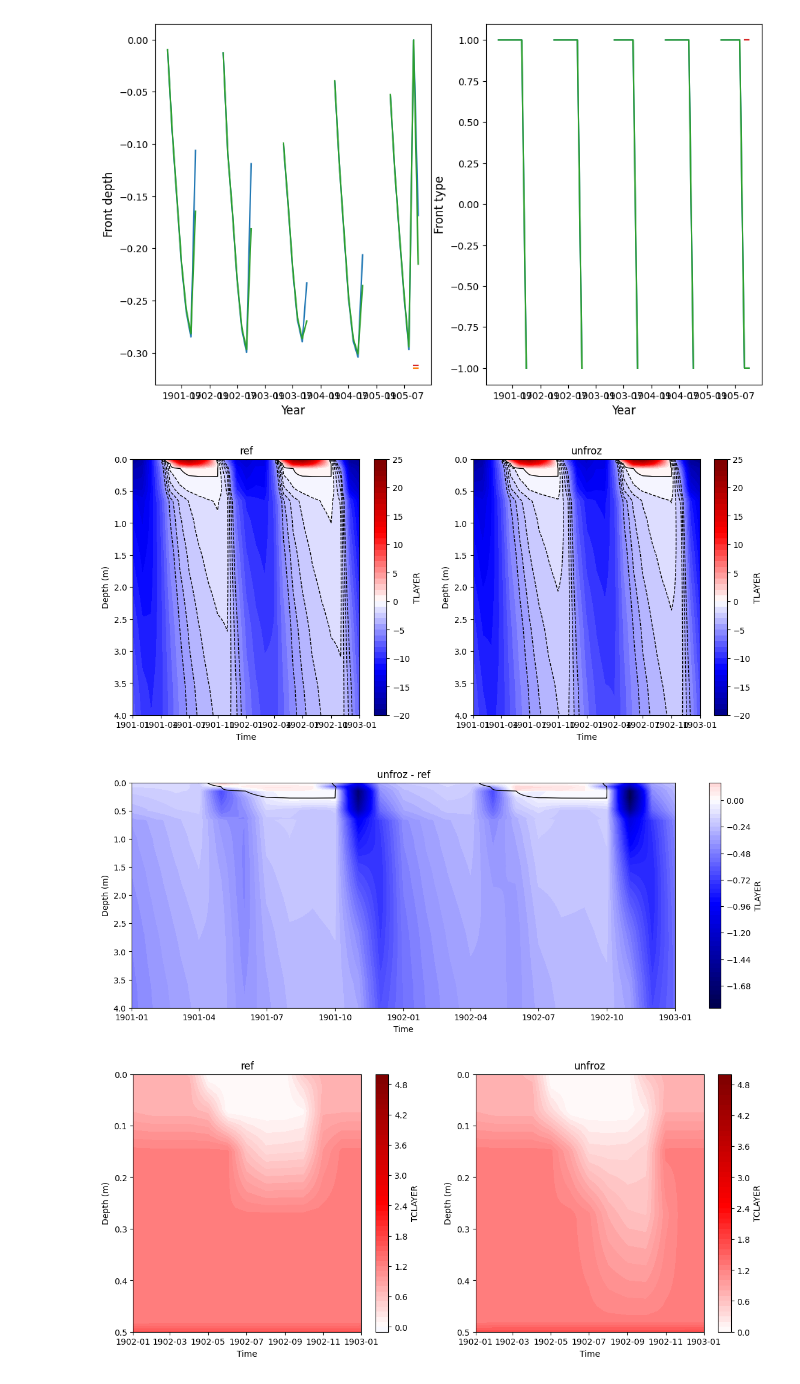
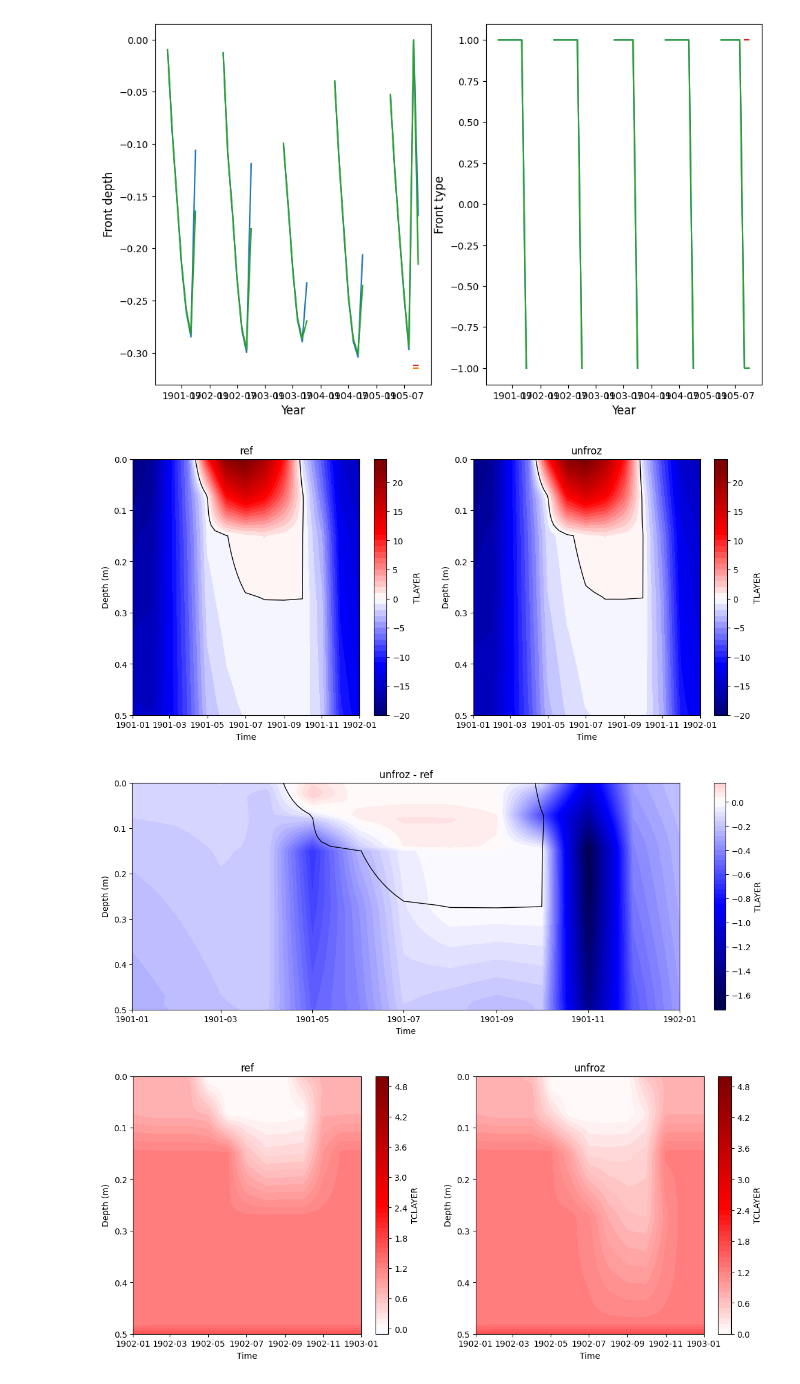
Before and after one commit to uaf-arctic-eco-modeling/dvm-dos-tem, a Jupyter notebook: latent_heat_curves/Comparing_Code_Changes.ipynb, the cells around one changed output. Cells and saved outputs as stored; diff of their text form; code cells hidden in the pictures.

```diff
--- a/latent_heat_curves/Comparing_Code_Changes.ipynb
+++ b/latent_heat_curves/Comparing_Code_Changes.ipynb
@@ -475,35 +475,35 @@ plt.show()
 # %% [output]
 [figure]
 # %%
-i = 0; var = "TLAYER"; start='1901'; end='1903'; N=50; D1=0;D2=4; Z=[-5,-4,-3,-2,-1, 0]; Y=False;
+i = 0; var = "TLAYER"; start='1901'; end='1902'; N=50; D1=0;D2=0.5; Z=[0]; Y=False;
 
 fig = plt.figure()
 ax = fig.add_subplot(121)
 
 ref_interp_T = soil_contourbydepth(df = layer_data[var][i], df_depth = layer_data["LAYERDEPTH"][i], df_dz = layer_data["LAYERDZ"][i],
                                  start_time=start, end_time=end, depth_start=D1, depth_end=D2, n=N, zero=Z, ylim=Y,col_bar_label=var)
 
 plt.title(f'{f_name[i]}')
 ax = fig.add_subplot(122)
 
 j = 1
 unf_interp_T = soil_contourbydepth(df = layer_data[var][j], df_depth = layer_data["LAYERDEPTH"][j], df_dz = layer_data["LAYERDZ"][j],
                                  start_time=start, end_time=end, depth_start=D1, depth_end=D2, n=N, zero=Z, ylim=Y,col_bar_label=var)
 plt.title(f'{f_name[j]}')
 plt.subplots_adjust(left=None, bottom=None, right=1.75, top=1, wspace=None, hspace=None)
 plt.show()
 
 fig, ax = plt.subplots(1,1,figsize=(15, 5))
 unfroz_interp = soil_contourbydepth_diff(df = layer_data[var][i], df_depth = layer_data["LAYERDEPTH"][i], df_dz = layer_data["LAYERDZ"][i],
                                          df_diff = layer_data[var][j], df_depth_diff = layer_data["LAYERDEPTH"][j], df_dz_diff = layer_data["LAYERDZ"][j],
                                          start_time=start, end_time=end, depth_start=D1, depth_end=D2, n=N, zero=Z, ylim=Y,col_bar_label=var)
 
 plt.title(f'{f_name[j]} - {f_name[i]}')
 
 plt.show()
 # %% [output]
-[figure, old version]
+[figure, new version]
-[figure, old version]
+[figure, new version]
 # %%
 i = 0; var = "TCLAYER"; start='1902'; end='1903'; N=50; D1=0;D2=0.5; Z=False; Y=False;
 
```
Also changed, not shown: 1 other file.
